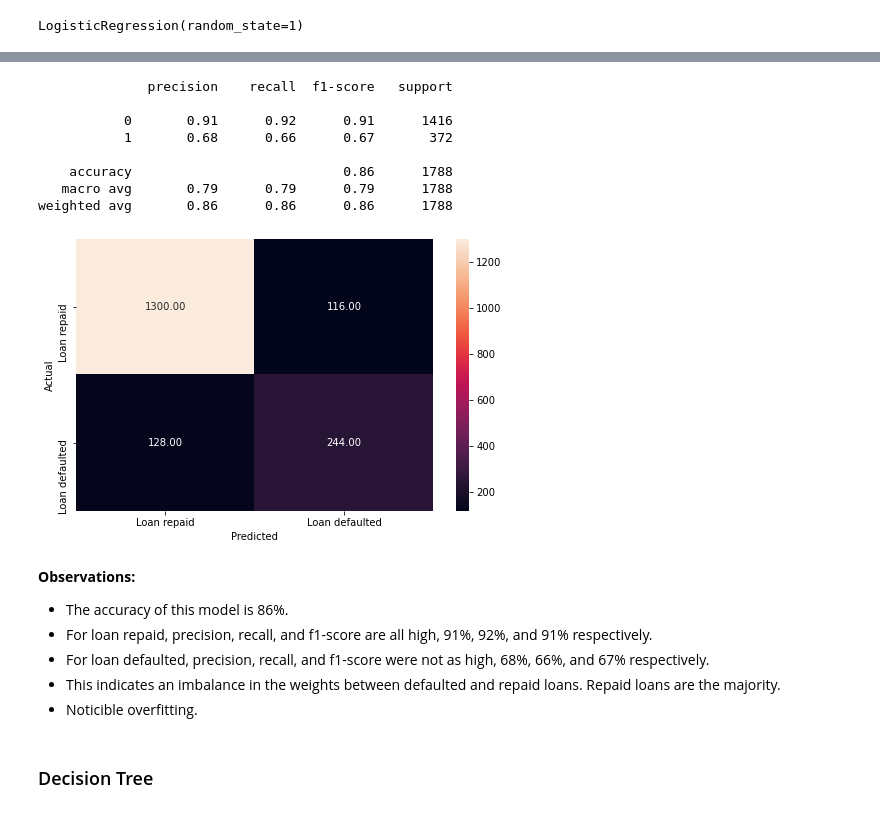
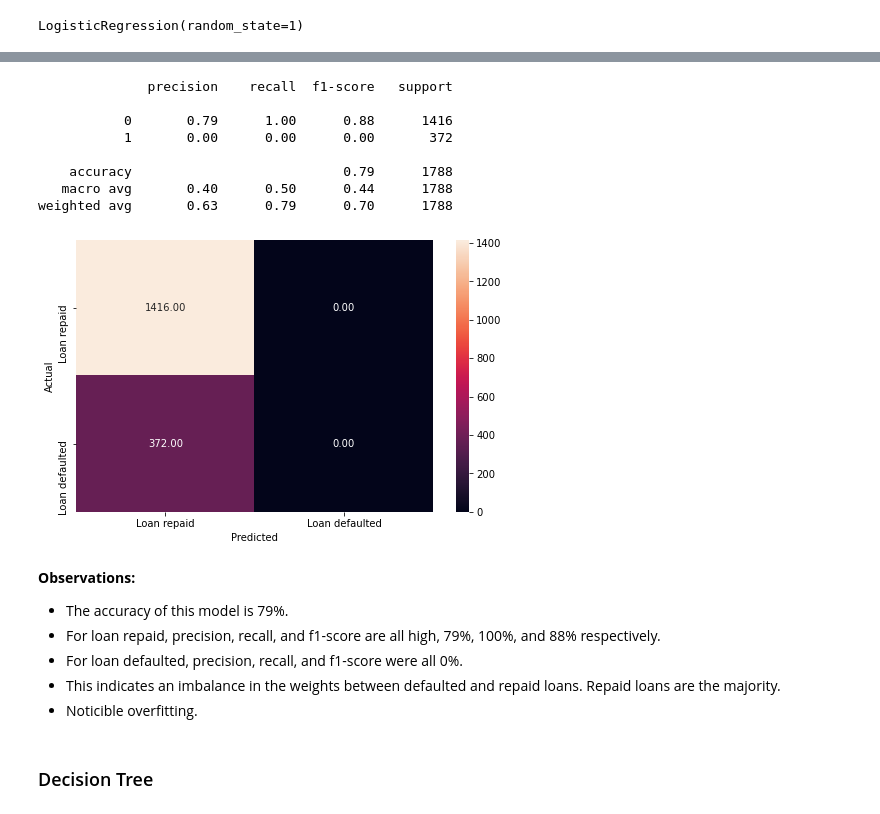
Before and after one commit to marijamaik/loan-defaulter-detection, a Jupyter notebook: Loan_Default_Prediction.ipynb, the cells around one changed output, grey strips where cells are left out. Cells and saved outputs as stored; diff of their text form; code cells hidden in the pictures.

```diff
--- a/Loan_Default_Prediction.ipynb
+++ b/Loan_Default_Prediction.ipynb
@@ -628,22 +643,22 @@ pred_y_train = lr.predict(x_train)
 # %%
 # Checking performance on the test data
-pred_y_test = dt.predict(x_test)
+pred_y_test = lr.predict(x_test)
 metrics_score(y_test, pred_y_test)
 # %% [output]
               precision    recall  f1-score   support
 
-           0       0.91      0.92      0.91      1416
-           1       0.68      0.66      0.67       372
+           0       0.79      1.00      0.88      1416
+           1       0.00      0.00      0.00       372
 
-    accuracy                           0.86      1788
-   macro avg       0.79      0.79      0.79      1788
-weighted avg       0.86      0.86      0.86      1788
+    accuracy                           0.79      1788
+   macro avg       0.40      0.50      0.44      1788
+weighted avg       0.63      0.79      0.70      1788
-[figure, old version]
+[figure, new version]
 # %% [markdown]
 <b>Observations:</b>
-- The accuracy of this model is 86%.
-- For loan repaid, precision, recall, and f1-score are all high, 91%, 92%, and 91% respectively.
-- For loan defaulted, precision, recall, and f1-score were not as high, 68%, 66%, and 67% respectively.
+- The accuracy of this model is 79%.
+- For loan repaid, precision, recall, and f1-score are all high, 79%, 100%, and 88% respectively.
+- For loan defaulted, precision, recall, and f1-score were all 0%.
 - This indicates an imbalance in the weights between defaulted and repaid loans. Repaid loans are the majority.
 - Noticible overfitting.
 # %% [markdown]
```
Also changed, not shown: parts of 7 cells of this notebook.
